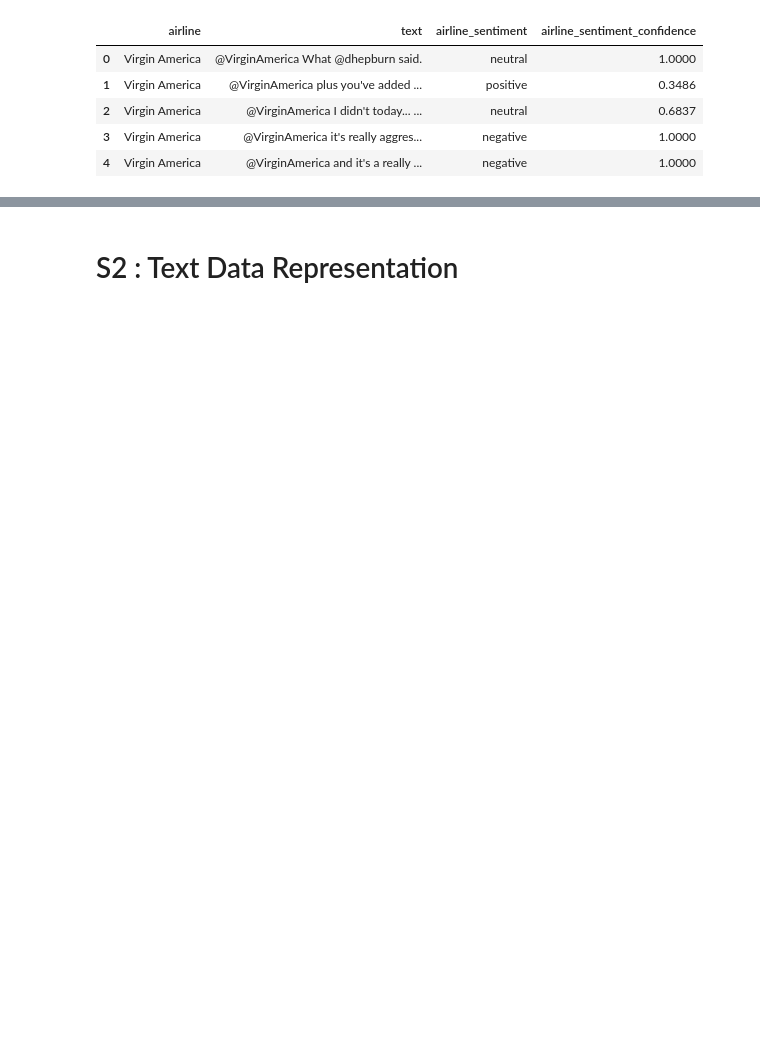
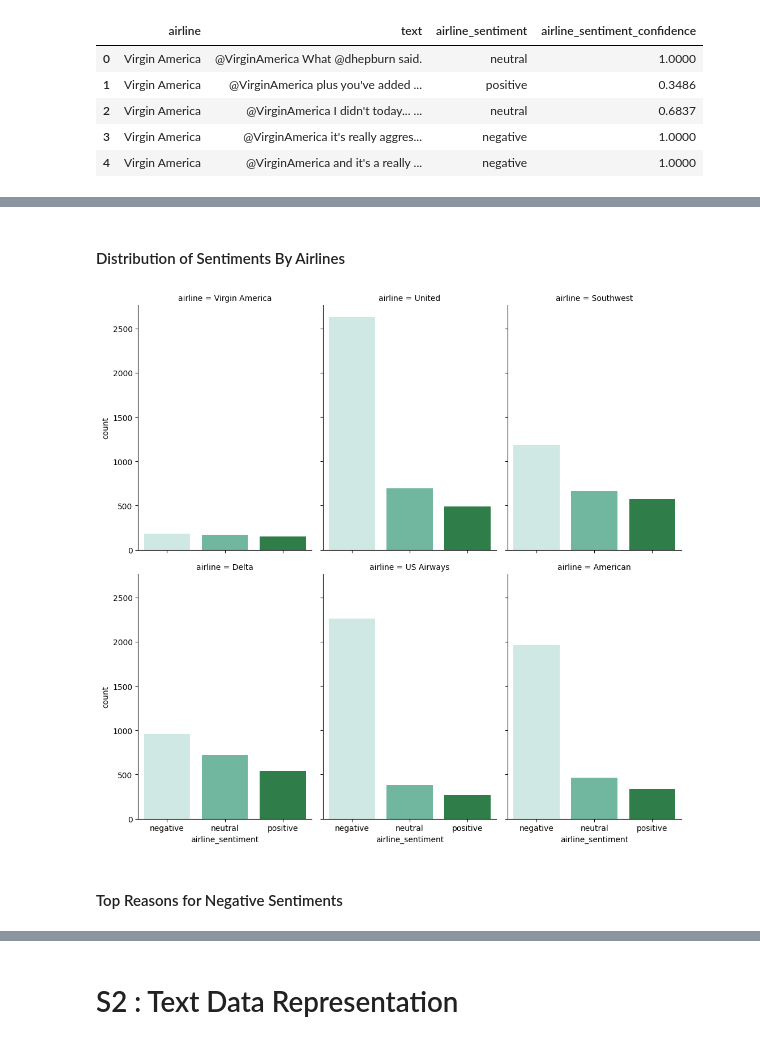
Before and after one commit to stbalaji/AIForBusiness, a Jupyter notebook: 06AIForBusiness_NLPEndToEnd_USAirlineSentimentAnalysis.ipynb, the cells around one changed output, grey strips where cells are left out. Drawn from its saved outputs; the diff is of its cells as text; code cells hidden in the pictures; blank space fills up the shorter version.

```diff
--- a/06AIForBusiness_NLPEndToEnd_USAirlineSentimentAnalysis.ipynb
+++ b/06AIForBusiness_NLPEndToEnd_USAirlineSentimentAnalysis.ipynb
@@ -72,0 +122,13 @@ df[keycols].head(5)
+# %% [markdown]
+#### Distribution of Sentiments By Airlines
+# %%
+g = sns.FacetGrid(df, col='airline', col_wrap=3, height=5, aspect=0.7)
+g = g.map(sns.countplot, "airline_sentiment",order =df.airline_sentiment.value_counts().index, palette='BuGn').add_legend()  # Accent
+plt.show()
+
+# Observations 1 : Airlines with most Negative Reviews - United, US_Airways, America, Southwest
+# Observations 2 : Airlines with least Negative Reviews - Virgin America, Delta
+# %% [output]
+[figure, added]
+# %% [markdown]
+#### Top Reasons for Negative Sentiments
```
Also changed, not shown: parts of 108 cells of this notebook.
